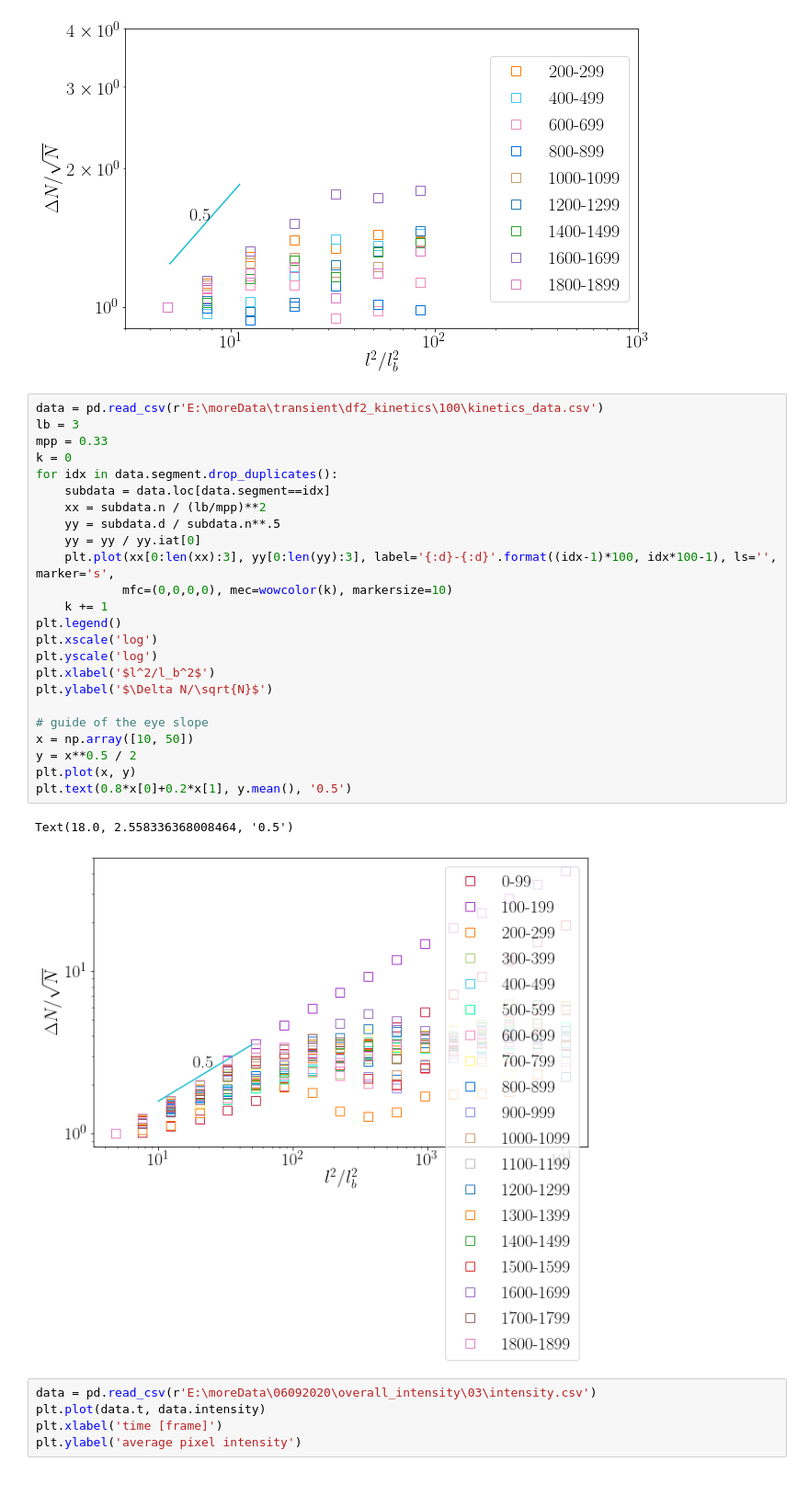
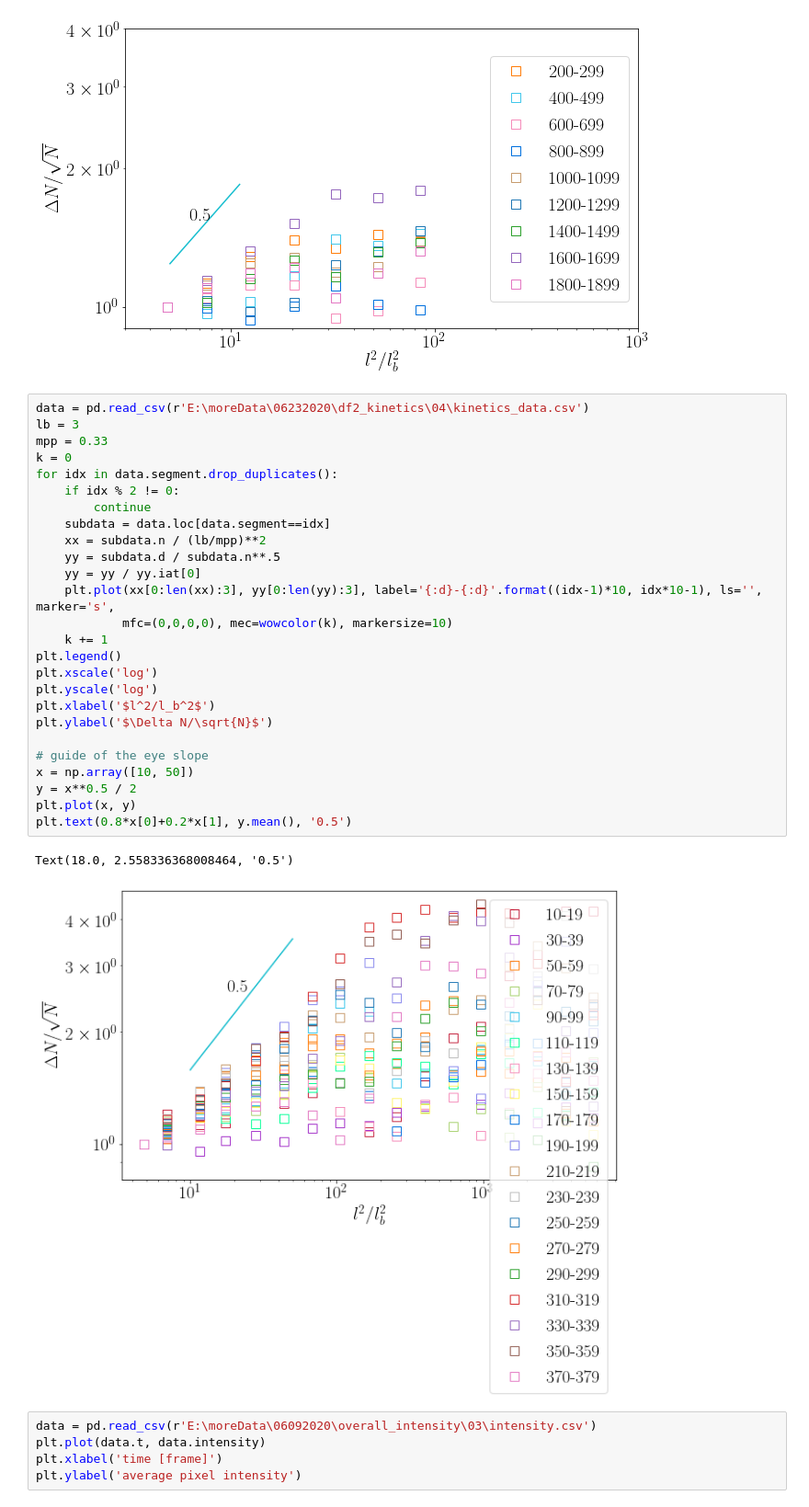
Before and after one commit to ZLoverty/Python, a Jupyter notebook: Correlation/src/fig-2_GNF.ipynb, the cells around one changed output. Shown at 92% size. Saved outputs shown, nothing was run; the diff lists cells and outputs as text.

```diff
--- a/Correlation/src/fig-2_GNF.ipynb
+++ b/Correlation/src/fig-2_GNF.ipynb
@@ -573,32 +595,34 @@ plt.text(0.8*x[0]+0.2*x[1], y.mean(), '0.5')
 Text(6.2, 1.5424146577375526, '0.5')
 [figure]
 # %%
-data = pd.read_csv(r'E:\moreData\transient\df2_kinetics\100\kinetics_data.csv')
+data = pd.read_csv(r'E:\moreData\06232020\df2_kinetics\04\kinetics_data.csv')
 lb = 3
 mpp = 0.33
 k = 0
 for idx in data.segment.drop_duplicates():
+    if idx % 2 != 0:
+        continue
     subdata = data.loc[data.segment==idx]
     xx = subdata.n / (lb/mpp)**2
     yy = subdata.d / subdata.n**.5
     yy = yy / yy.iat[0]
-    plt.plot(xx[0:len(xx):3], yy[0:len(yy):3], label='{:d}-{:d}'.format((idx-1)*100, idx*100-1), ls='', marker='s',
+    plt.plot(xx[0:len(xx):3], yy[0:len(yy):3], label='{:d}-{:d}'.format((idx-1)*10, idx*10-1), ls='', marker='s',
             mfc=(0,0,0,0), mec=wowcolor(k), markersize=10)
     k += 1
 plt.legend()
 plt.xscale('log')
 plt.yscale('log')
 plt.xlabel('$l^2/l_b^2$')
 plt.ylabel('$\Delta N/\sqrt{N}$')
 
 # guide of the eye slope
 x = np.array([10, 50])
 y = x**0.5 / 2
 plt.plot(x, y)
 plt.text(0.8*x[0]+0.2*x[1], y.mean(), '0.5')
 # %% [output]
 Text(18.0, 2.558336368008464, '0.5')
-[figure, old version]
+[figure, new version]
 # %%
 data = pd.read_csv(r'E:\moreData\06092020\overall_intensity\03\intensity.csv')
 plt.plot(data.t, data.intensity)
```
Also changed, not shown: parts of 6 cells of this notebook, 5 other files.
